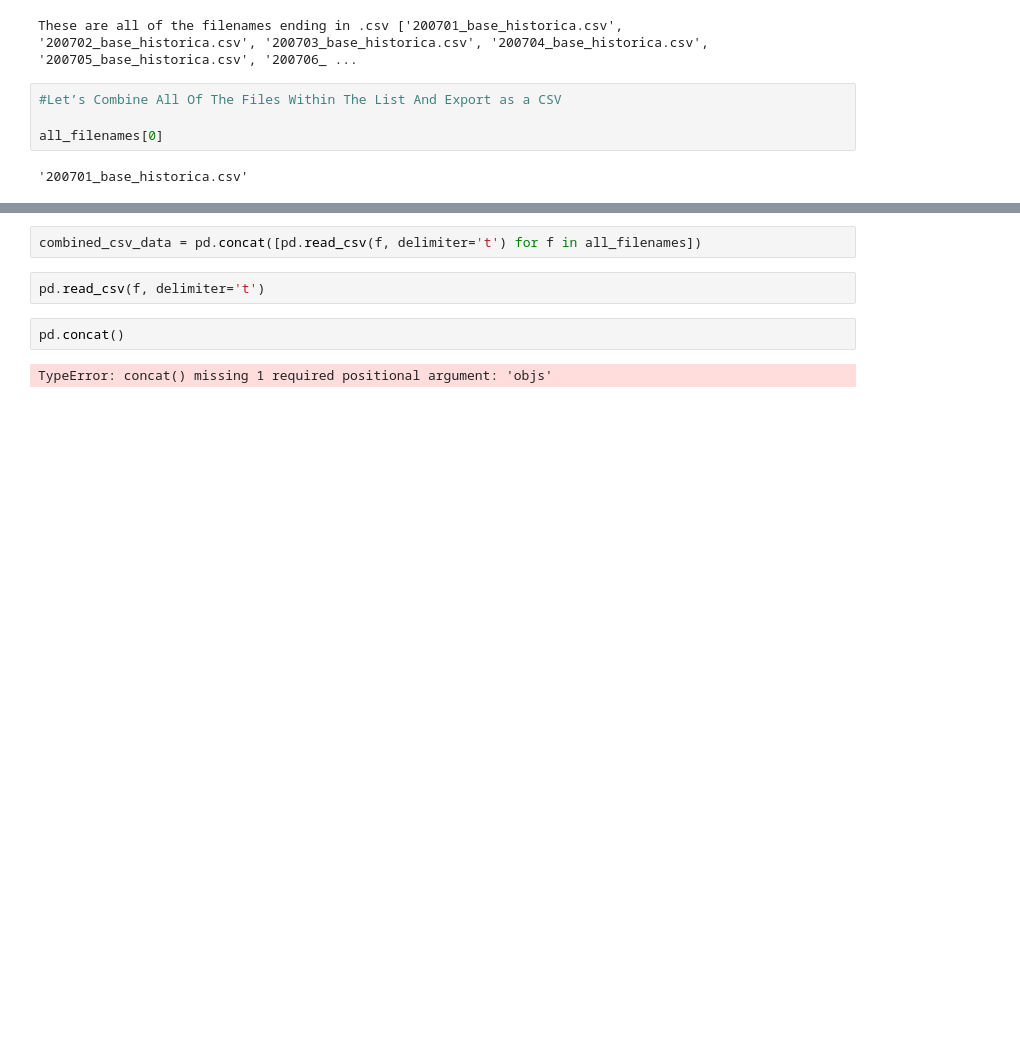
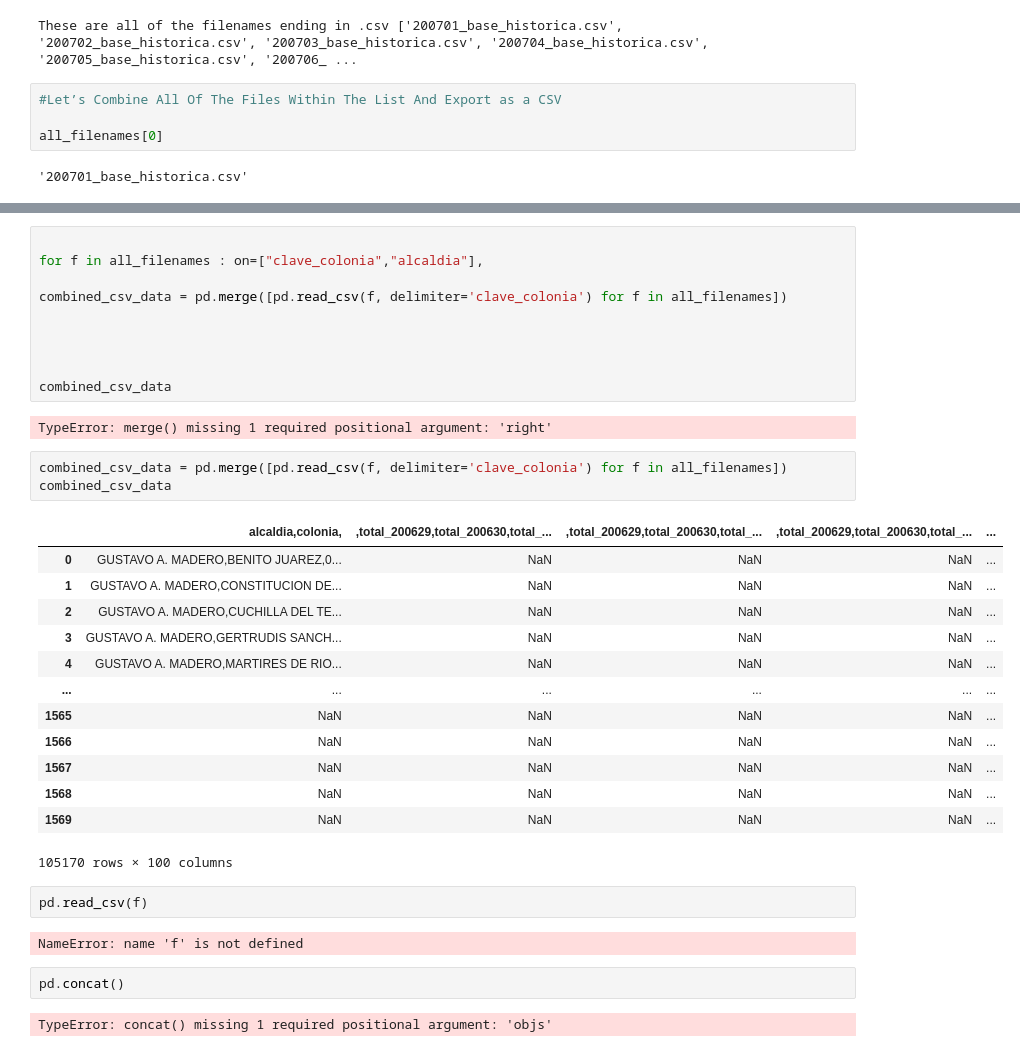
Before and after one commit to martinsingla/data-project, a Jupyter notebook: COVIDCASES (2).ipynb, the cells around one changed output, grey strips where cells are left out. Saved outputs shown, nothing was run; the diff lists cells and outputs as text; blank space fills up the shorter version.

```diff
--- a/COVIDCASES (2).ipynb
+++ b/COVIDCASES (2).ipynb
@@ -75,7 +104,36 @@ print(df.shape)
+# %%
+
+for f in all_filenames : on=["clave_colonia","alcaldia"],
+
+combined_csv_data = pd.merge([pd.read_csv(f, delimiter='clave_colonia') for f in all_filenames])
+
+
+
+
+combined_csv_data
+# %% [output]
+TypeError: merge() missing 1 required positional argument: 'right'
 # %%
-combined_csv_data = pd.concat([pd.read_csv(f, delimiter='t') for f in all_filenames])
+combined_csv_data = pd.merge([pd.read_csv(f, delimiter='clave_colonia') for f in all_filenames])
+combined_csv_data
+# %% [output]
+|  | alcaldia,colonia, | ,total_200629,total_200630,total_... | ,total_200629,total_200630,total_... | ,total_200629,total_200630,total_... | ... |
+| 0 | GUSTAVO A. MADERO,BENITO JUAREZ,0... | NaN | NaN | NaN | ... |
+| 1 | GUSTAVO A. MADERO,CONSTITUCION DE... | NaN | NaN | NaN | ... |
+| 2 | GUSTAVO A. MADERO,CUCHILLA DEL TE... | NaN | NaN | NaN | ... |
+| 3 | GUSTAVO A. MADERO,GERTRUDIS SANCH... | NaN | NaN | NaN | ... |
+| 4 | GUSTAVO A. MADERO,MARTIRES DE RIO... | NaN | NaN | NaN | ... |
+| ... | ... | ... | ... | ... | ... |
+| 1565 | NaN | NaN | NaN | NaN | ... |
+| 1566 | NaN | NaN | NaN | NaN | ... |
+| 1567 | NaN | NaN | NaN | NaN | ... |
+| 1568 | NaN | NaN | NaN | NaN | ... |
+| 1569 | NaN | NaN | NaN | NaN | ... |
+105170 rows × 100 columns
 # %%
-pd.read_csv(f, delimiter='t')
+pd.read_csv(f)
+# %% [output]
+NameError: name 'f' is not defined
 # %%
 pd.concat()
 # %% [output]
```
Also changed, not shown: parts of 27 cells of this notebook.
